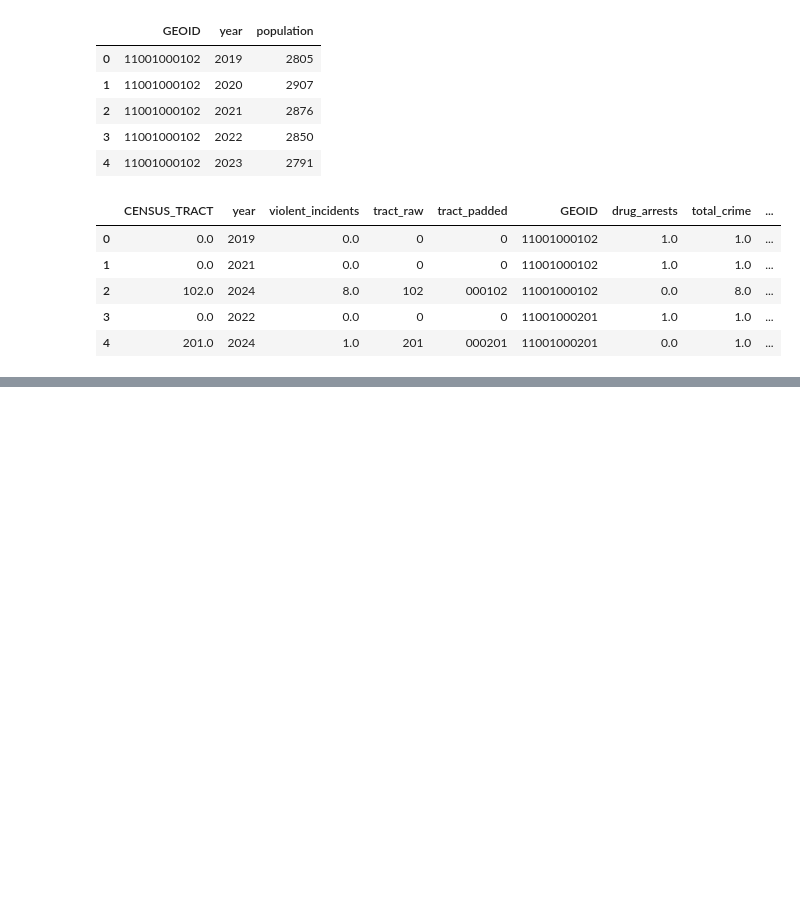
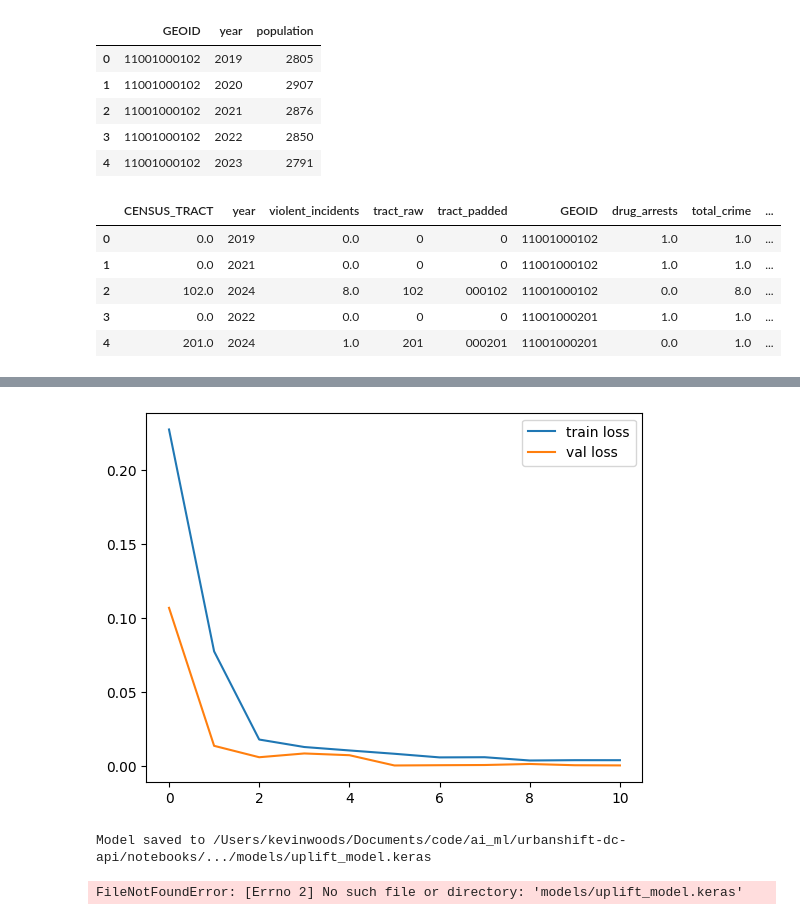
Before and after one commit to woodskevinj/urbanshift-dc-api, a Jupyter notebook: notebooks/01_data_prep.ipynb, the cells around one changed output, grey strips where cells are left out. Saved outputs shown, nothing was run; the diff lists cells and outputs as text; code cells hidden in the pictures; blank space fills up the shorter version.

Commit message:
feat: add TensorFlow uplift model and training workflow.

```diff
--- a/notebooks/01_data_prep.ipynb
+++ b/notebooks/01_data_prep.ipynb
@@ -452,0 +479,3 @@ df_test.head()
+# %%
+X, y = prepare_model_features(crime_full)
+X.shape, y.shape
@@ -452,0 +484,11 @@ df_test.head()
+# %%
+from sklearn.model_selection import train_test_split
+
+X_train, X_val, y_train, y_val = train_test_split(
+    X, y, test_size=0.2, random_state=42
+)
+# %%
+from src.model import build_uplift_model
+
+model = build_uplift_model(input_dim=3)
+model.summary()
@@ -452,0 +511,9 @@ df_test.head()
+# %%
+from src.model import train_uplift_model
+
+history, model = train_uplift_model(
+    model,
+    X_train, y_train,
+    X_val, y_val,
+    epochs=50
+)
@@ -452,0 +538,25 @@ df_test.head()
+# %%
+import matplotlib.pyplot as plt
+
+plt.plot(history.history["loss"], label="train loss")
+plt.plot(history.history["val_loss"], label="val loss")
+plt.legend()
+plt.show()
+# %% [output]
+[figure, added]
+# %%
+import os
+
+PROJECT_ROOT = os.path.abspath(os.path.join(os.getcwd(), "..."))
+MODEL_DIR = os.path.join(PROJECT_ROOT, "models")
+os.makedirs(MODEL_DIR, exist_ok=True)
+
+save_path = os.path.join(MODEL_DIR, "uplift_model.keras")
+save_uplift_model(model, path=save_path)
+# %% [output]
+Model saved to /Users/kevinwoods/Documents/code/ai_ml/urbanshift-dc-api/notebooks/.../models/uplift_model.keras
+# %%
+
+save_uplift_model(model)
+# %% [output]
+FileNotFoundError: [Errno 2] No such file or directory: 'models/uplift_model.keras'
```
Also changed, not shown: parts of 8 cells of this notebook, 1 other file.
